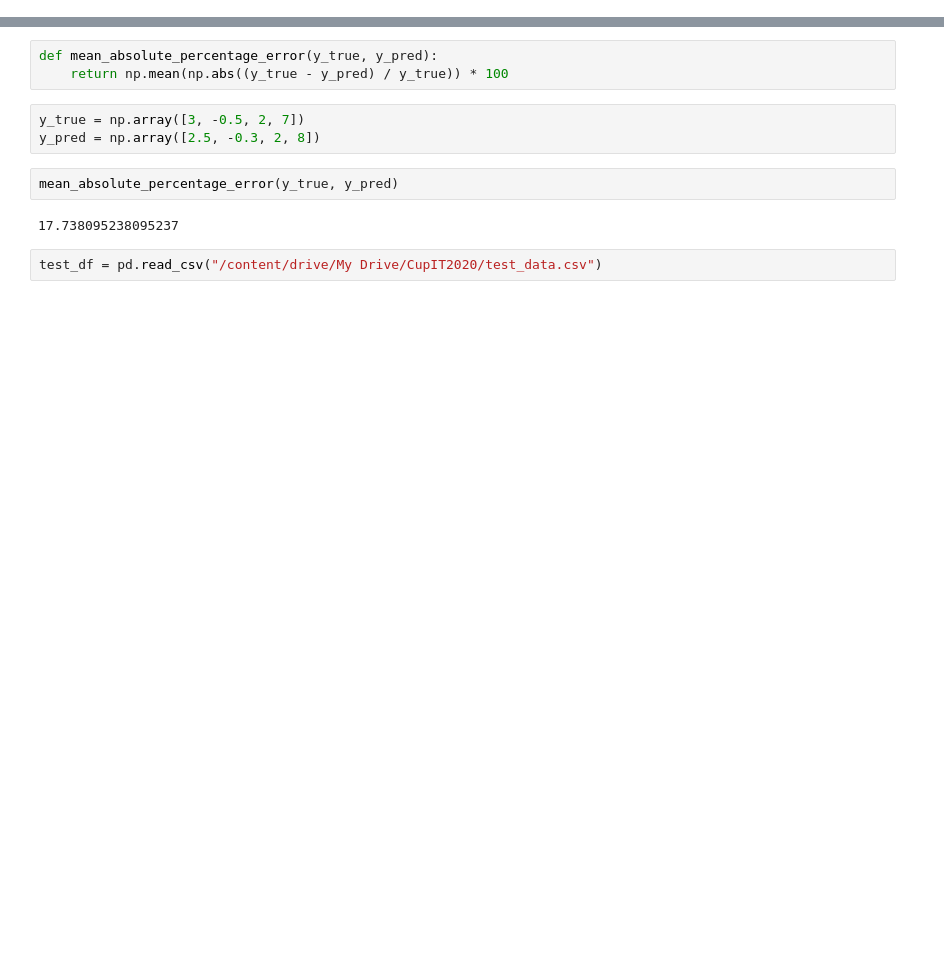
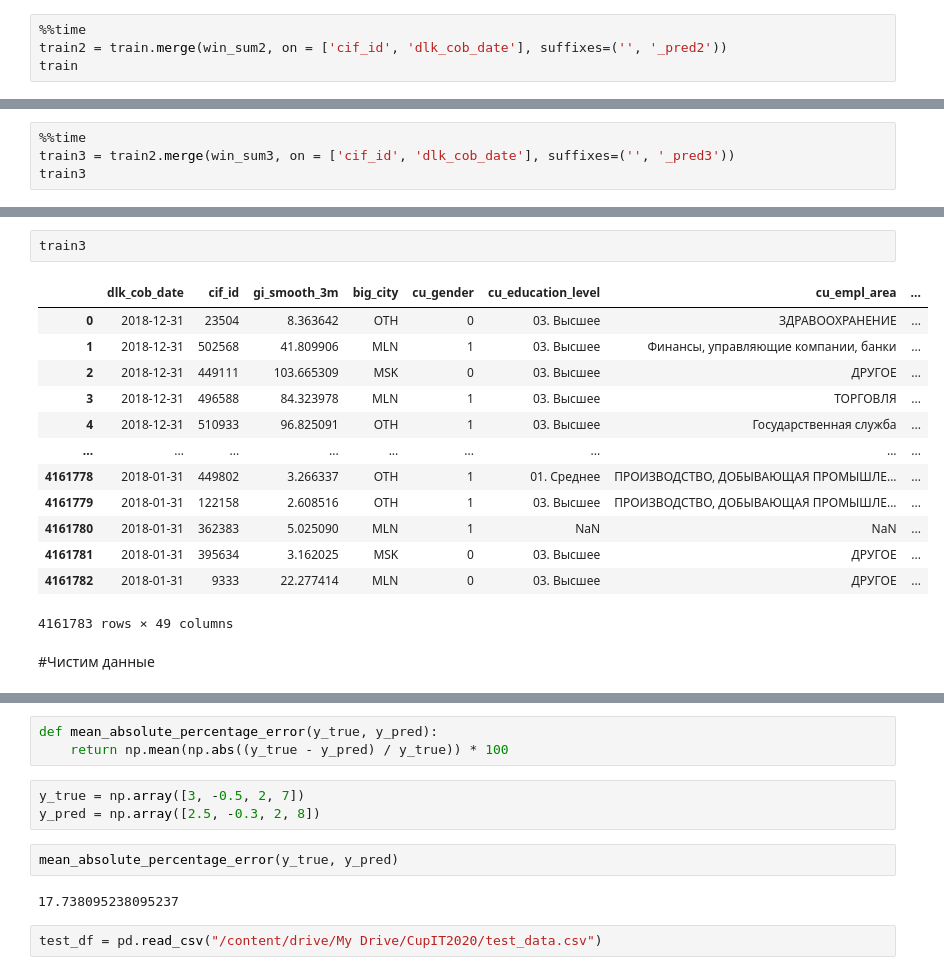
Before and after one commit to zqiaohe/trash, a Jupyter notebook: CupIT2020.ipynb, the cells around one changed output, grey strips where cells are left out. Cells and saved outputs as stored; diff of their text form; blank space fills up the shorter version.

```diff
--- a/CupIT2020.ipynb
+++ b/CupIT2020.ipynb
@@ -104,0 +77,4 @@ _train = pd.merge(df, new_train, on='key')
+# %%
+%%time
+train2 = train.merge(win_sum2, on = ['cif_id', 'dlk_cob_date'], suffixes=('', '_pred2'))
+train
@@ -104,0 +84,4 @@ _train = pd.merge(df, new_train, on='key')
+# %%
+%%time
+train3 = train2.merge(win_sum3, on = ['cif_id', 'dlk_cob_date'], suffixes=('', '_pred3'))
+train3
@@ -104,0 +97,18 @@ _train = pd.merge(df, new_train, on='key')
+# %%
+train3
+# %% [output]
+|  | dlk_cob_date | cif_id | gi_smooth_3m | big_city | cu_gender | cu_education_level | cu_empl_area | ... |
+| 0 | 2018-12-31 | 23504 | 8.363642 | OTH | 0 | 03. Высшее | ЗДРАВООХРАНЕНИЕ | ... |
+| 1 | 2018-12-31 | 502568 | 41.809906 | MLN | 1 | 03. Высшее | Финансы, управляющие компании, банки | ... |
+| 2 | 2018-12-31 | 449111 | 103.665309 | MSK | 0 | 03. Высшее | ДРУГОЕ | ... |
+| 3 | 2018-12-31 | 496588 | 84.323978 | MLN | 1 | 03. Высшее | ТОРГОВЛЯ | ... |
+| 4 | 2018-12-31 | 510933 | 96.825091 | OTH | 1 | 03. Высшее | Государственная служба | ... |
+| ... | ... | ... | ... | ... | ... | ... | ... | ... |
+| 4161778 | 2018-01-31 | 449802 | 3.266337 | OTH | 1 | 01. Среднее | ПРОИЗВОДСТВО, ДОБЫВАЮЩАЯ ПРОМЫШЛЕ... | ... |
+| 4161779 | 2018-01-31 | 122158 | 2.608516 | OTH | 1 | 03. Высшее | ПРОИЗВОДСТВО, ДОБЫВАЮЩАЯ ПРОМЫШЛЕ... | ... |
+| 4161780 | 2018-01-31 | 362383 | 5.025090 | MLN | 1 | NaN | NaN | ... |
+| 4161781 | 2018-01-31 | 395634 | 3.162025 | MSK | 0 | 03. Высшее | ДРУГОЕ | ... |
+| 4161782 | 2018-01-31 | 9333 | 22.277414 | MLN | 0 | 03. Высшее | ДРУГОЕ | ... |
+4161783 rows × 49 columns
+# %% [markdown]
+#Чистим данные
```
Also changed, not shown: parts of 45 cells of this notebook.
